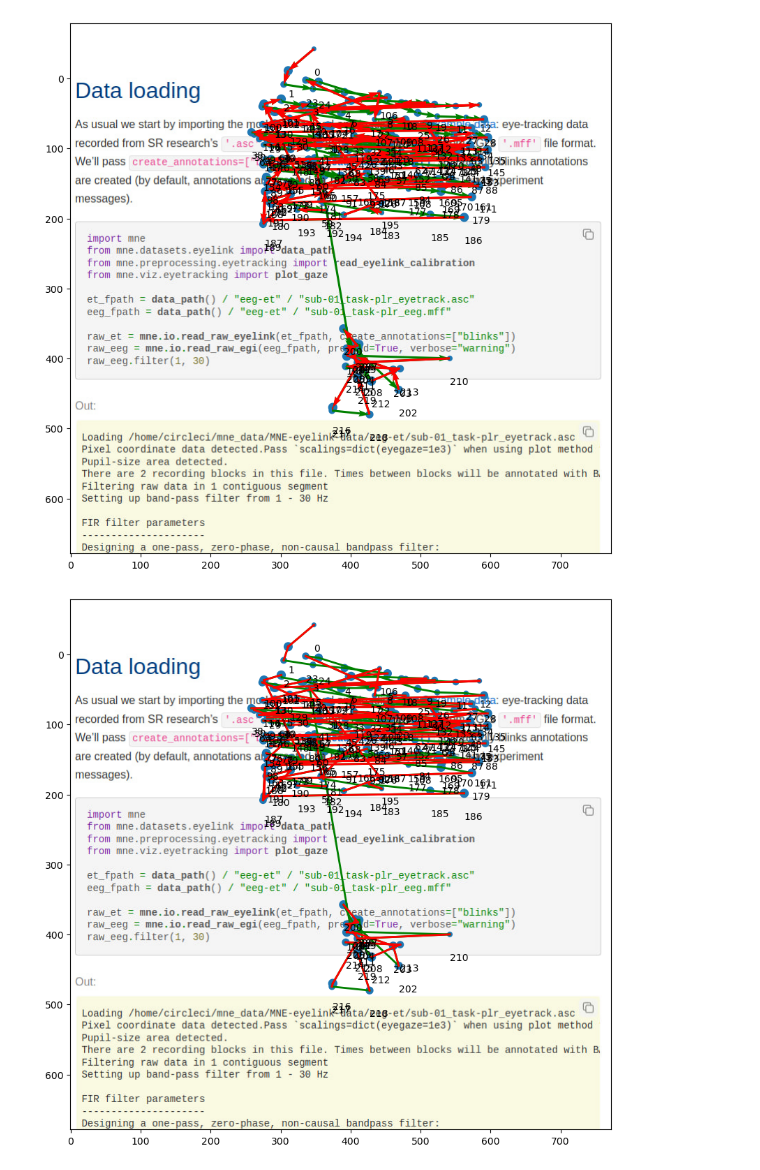
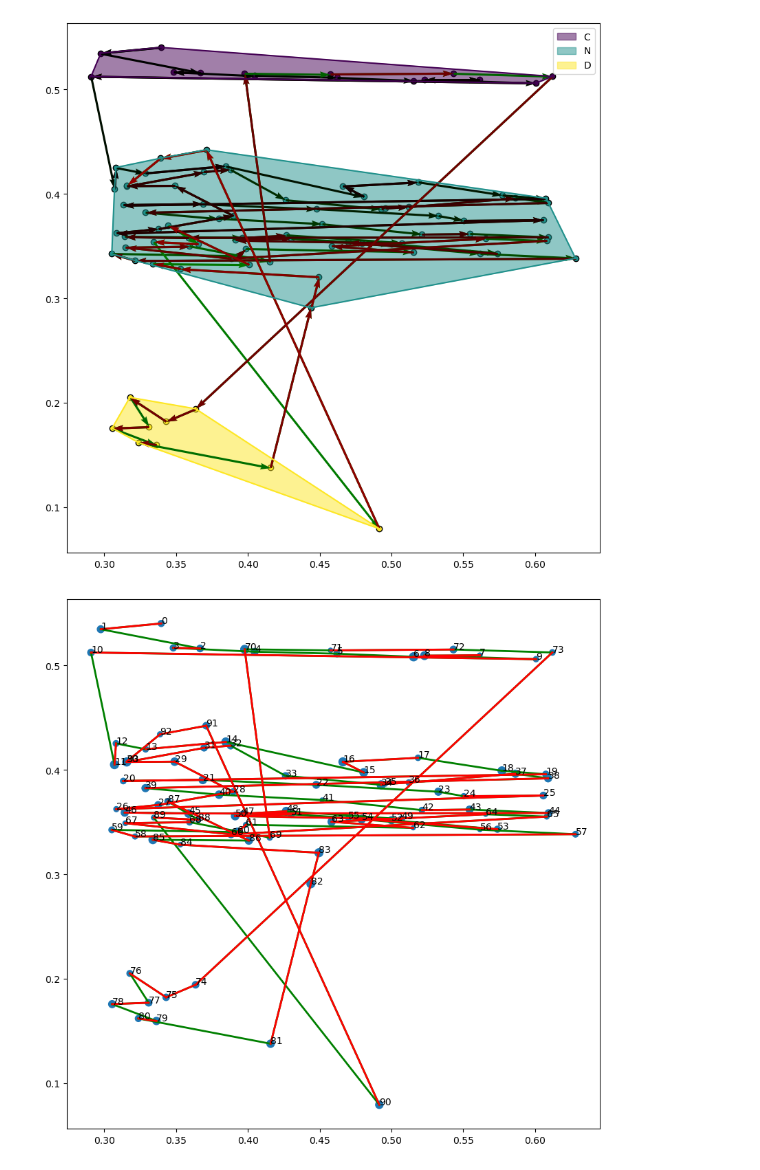
Before and after one commit to hse-scila/EyeFeatures, a Jupyter notebook: eyetracking/visualization/visualization_test.ipynb, the cells around one changed output. Cells and saved outputs as stored; diff of their text form; code cells hidden in the pictures.

Commit message:
Add hull visualization and other visualization improvments

```diff
--- a/eyetracking/visualization/visualization_test.ipynb
+++ b/eyetracking/visualization/visualization_test.ipynb
@@ -4,6 +4,6 @@ from PIL import Image
 import numpy as np
 import pandas as pd
 # %%
-data = pd.read_excel('itog_fix_1.xlsx')
-data = data[data["tekst"] == 10]
+data = pd.read_excel('../test_data/itog_fix_1_aoi.xlsx')
+data = data[data["tekst"] == 15]
 # %%
@@ -12,13 +12,14 @@ width, height = None, None
 with Image.open(pic) as im:
     width, height = im.size
 # %%
-data["norm_pos_x"] *= width * 1.5 - 200
-data["norm_pos_y"] = (1 - data["norm_pos_y"]) * height * 1.5 - 450
-#data = data.iloc[:data.shape[0] // 2]
-scanpath_visualization(data, "norm_pos_x", "norm_pos_y", duration="duration", dispersion="dispersion", time_stamps="start_timestamp", img_path=pic, points_enumeration=True, regression_color="red", micro_sac_color="yellow",  is_vectors=True)
+# data["norm_pos_x"] *= width * 1.5 - 200
+# data["norm_pos_y"] = (1 - data["norm_pos_y"]) * height * 1.5 - 450
+# data = data.iloc[:data.shape[0] // 2]
+
+scanpath_visualization(data, "norm_pos_x", "norm_pos_y", dispersion="dispersion", time_stamps="start_timestamp", aoi='AOI',show_hull=True, show_legend=True, regression_color='red', seq_colormap=True, is_vectors=True, path_to_img='../test_data/foo.png')
 # %% [output]
-[figure, old version]
+[figure, new version]
 # %%
-scanpath_visualization(data, "norm_pos_x", "norm_pos_y", dispersion="dispersion", img_path=pic, points_enumeration=True, regression_color="red")
+scanpath_visualization(data, "norm_pos_x", "norm_pos_y", dispersion="dispersion", points_enumeration=True, regression_color="red")
 # %% [output]
-[figure, old version]
+[figure, new version]
```
Also changed, not shown: parts of 1 cell of this notebook, 1 other file.
